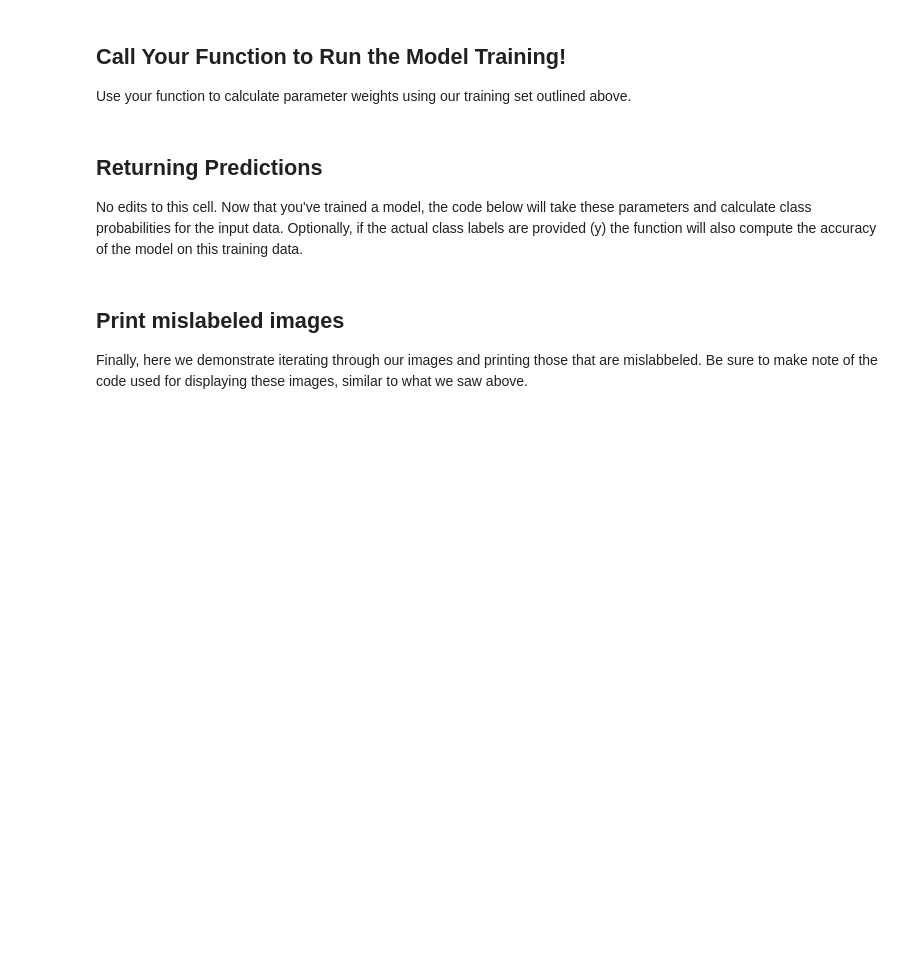
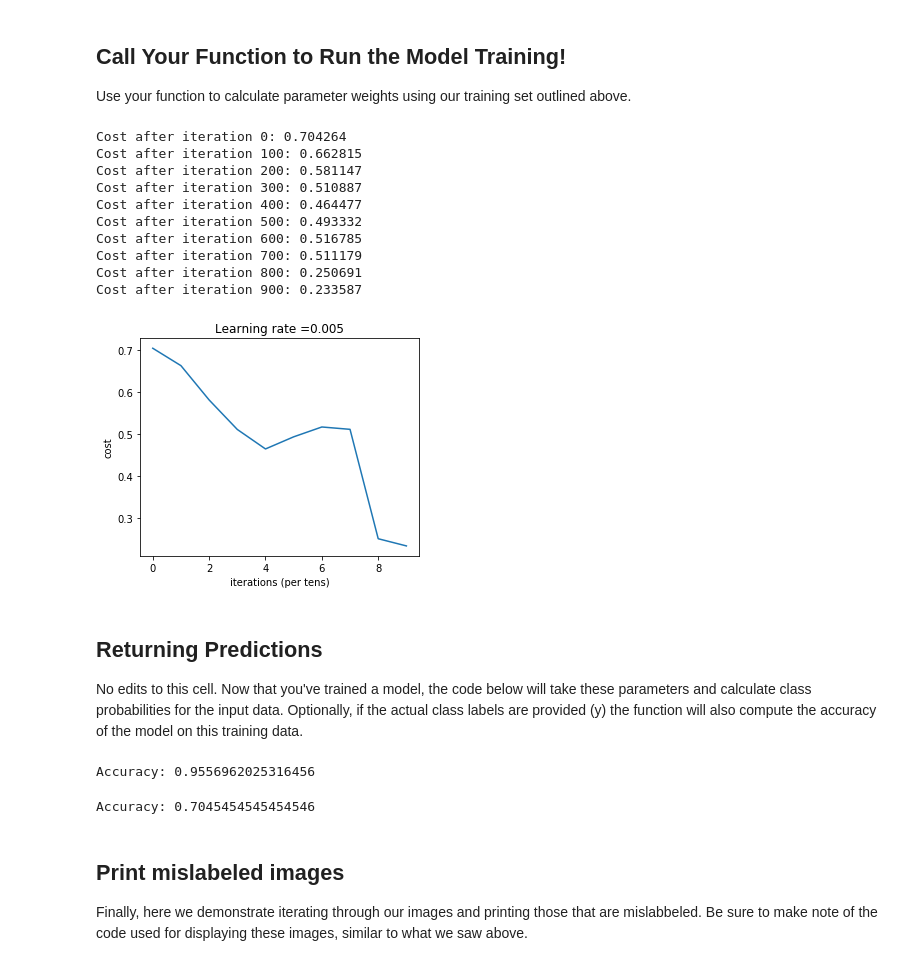
Before and after one commit to learn-co-curriculum/dsc-image-classification-with-mlps-lab, a Jupyter notebook: index.ipynb, the cells around one changed output. Saved outputs shown, nothing was run; the diff lists cells and outputs as text; code cells hidden in the pictures; blank space fills up the shorter version.

```diff
--- a/index.ipynb
+++ b/index.ipynb
@@ -283,13 +268,13 @@ def linear_activation_backward(dA, cache, activation):
     Z= activation_cache
 
     if activation == "sigmoid":
-        s = #Your code here; see the formula above
-        dZ = #Your code here; see the formula above
+        s = 1/(1+np.exp(-Z))  #Your code here; see the formula above
+        dZ = dA * s * (1-s) #Your code here; see the formula above
         dA_prev, dW, db = linear_backward(dZ, linear_cache)
 
     elif activation == "relu":
         dZ = np.array(dA, copy=True) # just converting dz to a correct object.
-        #Your code here; see the formula above to update your initialized dZ
+        dZ[Z <= 0] = 0 #Your code here; see the formula above
         dA_prev, dW, db = linear_backward(dZ, linear_cache)
 
     return dA_prev, dW, db
@@ -309,7 +294,6 @@ You can then feed this into our `linear_activation_backward` function that we de
 
 With that, complete the skeleton function `L_model_backward` below in order to succesively calculate the gradients for each layer and return these as a dictionary.
 # %%
-#Complete the skeleton function below (there are 3 lines that need to be completed)
 def L_model_backward(AL, Y, caches):
     grads = {}
     L = len(caches) # the number of layers
@@ -317,18 +301,18 @@ def L_model_backward(AL, Y, caches):
     Y = Y.reshape(AL.shape) # after this line, Y is the same shape as AL
 
     # Initializing the backpropagation
-    dAL = #Your code here; see the code snippet above
+    dAL = - (np.divide(Y, AL) - np.divide(1 - Y, 1 - AL)) #Your code here; see the code snippet above
 
     # Lth layer (SIGMOID -> LINEAR) gradients. Inputs: "dAL, current_cache". Outputs: "grads["dAL-1"], grads["dWL"], grads["dbL"]
     current_cache = caches[L-1]
-    grads["dA" + str(L-1)], grads["dW" + str(L)], grads["db" + str(L)] = #Your code here; use the helper function defined above
+    grads["dA" + str(L-1)], grads["dW" + str(L)], grads["db" + str(L)] = linear_activation_backward(dAL, current_cache, activation = "sigmoid") #Your code here; use the helper function defined above
 
     # Loop from l=L-2 to l=0
     for l in reversed(range(L-1)):
         # (RELU -> LINEAR) gradients
         # Inputs: "grads["dA" + str(l + 1)], current_cache". Outputs: "grads["dA" + str(l)] , grads["dW" + str(l + 1)] , grads["db" + str(l + 1)]
         current_cache = caches[l]
-        dA_prev_temp, dW_temp, db_temp = #Your code here; use the helper function defined above
+        dA_prev_temp, dW_temp, db_temp = linear_activation_backward(grads["dA" + str(l+1)], current_cache, activation = "relu") #Your code here; use the helper function defined above
         grads["dA" + str(l)] = dA_prev_temp
         grads["dW" + str(l + 1)] = dW_temp
         grads["db" + str(l + 1)] = db_temp
@@ -348,7 +332,10 @@ def update_parameters(parameters, grads, learning_rate):
 
     L = len(parameters) // 2 # number of layers in the neural network
 
-    #Your code here
+
+    for l in range(L):
+        parameters["W" + str(l+1)] = parameters["W" + str(l+1)] - learning_rate * grads["dW" + str(l+1)]
+        parameters["b" + str(l+1)] = parameters["b" + str(l+1)] - learning_rate * grads["db" + str(l+1)]
     return parameters
 # %% [markdown]
 ##  The data
@@ -465,22 +471,22 @@ def L_layer_model(X, Y, layers_dims, learning_rate = 0.005, num_iterations = 300
     costs = []
 
     # Parameters initialization. (≈ 1 line of code)
-    parameters = #Your code here; use the previous helper functions
+    parameters = initialize_parameters_deep(layers_dims)
 
     # Loop (gradient descent)
     for i in range(0, num_iterations):
 
         # Forward propagation: [LINEAR -> RELU]*(L-1) -> LINEAR -> SIGMOID.
-        AL, caches = #Your code here; use the previous helper functions
+        AL, caches = L_model_forward(X, parameters) #Your code here; use the previous helper functions
 
         # Compute cost.
-        cost = #Your code here; use the previous helper functions
+        cost = compute_cost(AL, Y) #Your code here; use the previous helper functions
 
         # Backward propagation.
-        grads = #Your code here; use the previous helper functions
+        grads = L_model_backward(AL, Y, caches) #Your code here; use the previous helper functions
 
         # Update parameters.
-        parameters = #Your code here; use the previous helper functions
+        parameters = update_parameters(parameters, grads, learning_rate)  #Your code here; use the previous helper functions
 
         # Print the cost every 100 training example
         if print_cost and i % 100 == 0:
@@ -501,7 +507,19 @@ def L_layer_model(X, Y, layers_dims, learning_rate = 0.005, num_iterations = 300
 
 Use your function to calculate parameter weights using our training set outlined above.
 # %%
-parameters = #Your code here; use the helper function defined above
+parameters = L_layer_model(train_img, train_labels_final, layers_dims, num_iterations = 1000, print_cost = True) #Your code here; use the helper function defined above
+# %% [output]
+Cost after iteration 0: 0.704264
+Cost after iteration 100: 0.662815
+Cost after iteration 200: 0.581147
+Cost after iteration 300: 0.510887
+Cost after iteration 400: 0.464477
+Cost after iteration 500: 0.493332
+Cost after iteration 600: 0.516785
+Cost after iteration 700: 0.511179
+Cost after iteration 800: 0.250691
+Cost after iteration 900: 0.233587
+[figure, added]
 # %% [markdown]
 ## Returning Predictions
 
@@ -529,9 +547,13 @@ def predict(X, parameters, y=None):
 
     return probs
 # %%
-pred_train = #Your code here; use the helper function defined above
+pred_train = predict(train_img, parameters, y=train_labels_final) #Your code here; use the helper function defined above
+# %% [output]
+Accuracy: 0.9556962025316456
 # %%
-pred_test = #Your code here; use the helper function defined above
+pred_test = predict(test_img, parameters, y=test_labels_final) #Your code here; use the helper function defined above
+# %% [output]
+Accuracy: 0.7045454545454546
 # %% [markdown]
 ## Print mislabeled images
 
```
Also changed, not shown: parts of 12 cells of this notebook, 2 other files.
